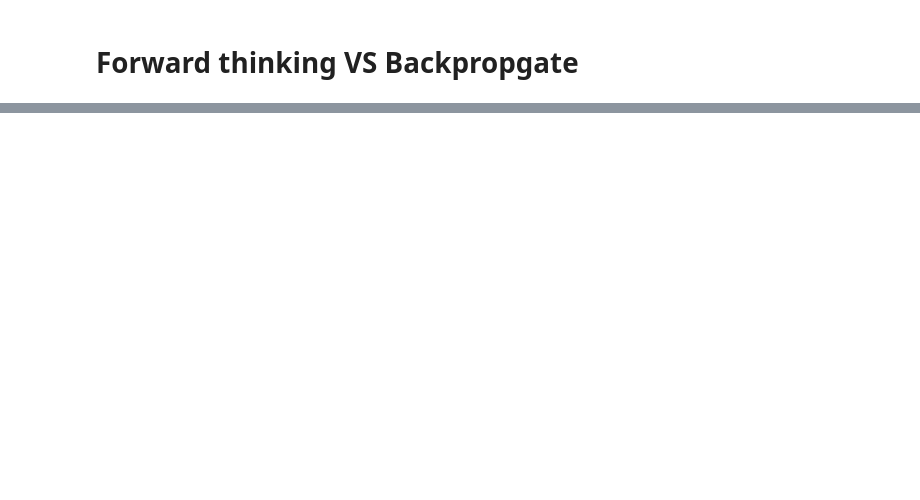
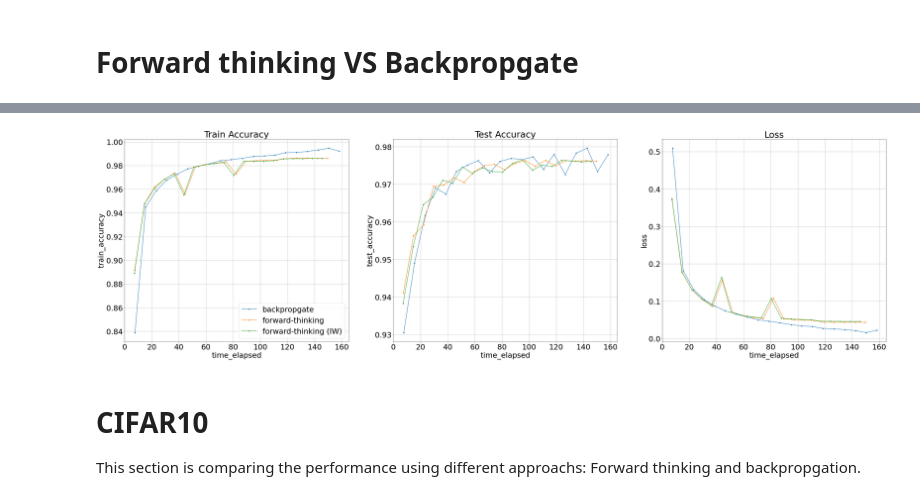
Before and after one commit to runnily/forward-thinking, a Jupyter notebook: forward_thinking_results.ipynb, the cells around one changed output, grey strips where cells are left out. Cells and saved outputs as stored; diff of their text form; code cells hidden in the pictures; blank space fills up the shorter version.

```diff
--- a/forward_thinking_results.ipynb
+++ b/forward_thinking_results.ipynb
@@ -189,0 +133,3 @@ axs[0].legend(labels=["forward-thinking", "backpropagation"])
+# %%
+backpropgate_mnist = pd.read_csv("utils/recorded-accuracy/MNIST-backpropgate.csv")
+backpropgate_mnist.head()
@@ -189,0 +143,3 @@ axs[0].legend(labels=["forward-thinking", "backpropagation"])
+# %%
+forward_thinking_mnist = pd.read_csv("utils/recorded-accuracy/MNIST-forward-thinking-pure.csv")
+forward_thinking_mnist.head()
@@ -189,0 +153,3 @@ axs[0].legend(labels=["forward-thinking", "backpropagation"])
+# %%
+forward_thinking_init_weights_mnist = pd.read_csv("/content/utils/recorded-accuracy/MNIST-forward-thinking-weights-init.csv")
+forward_thinking_init_weights_mnist.head()
@@ -189,0 +163,16 @@ axs[0].legend(labels=["forward-thinking", "backpropagation"])
+# %%
+forward_thinking_batch_norm_init_weights_mnist = None
+forward_thinking_batch_norm_freeze_init_weights_mnist = None
+# %%
+plot(backpropgate_mnist,
+    forward_thinking_mnist,
+    forward_thinking_init_weights_mnist,
+    forward_thinking_batch_norm_init_weights_mnist,
+    forward_thinking_batch_norm_freeze_init_weights_mnist,
+    ylim=165)
+# %% [output]
+[figure, added]
+# %% [markdown]
+# CIFAR10
+
+This section is comparing the performance using different approachs: Forward thinking and backpropgation.
```
Also changed, not shown: parts of 38 cells of this notebook.
